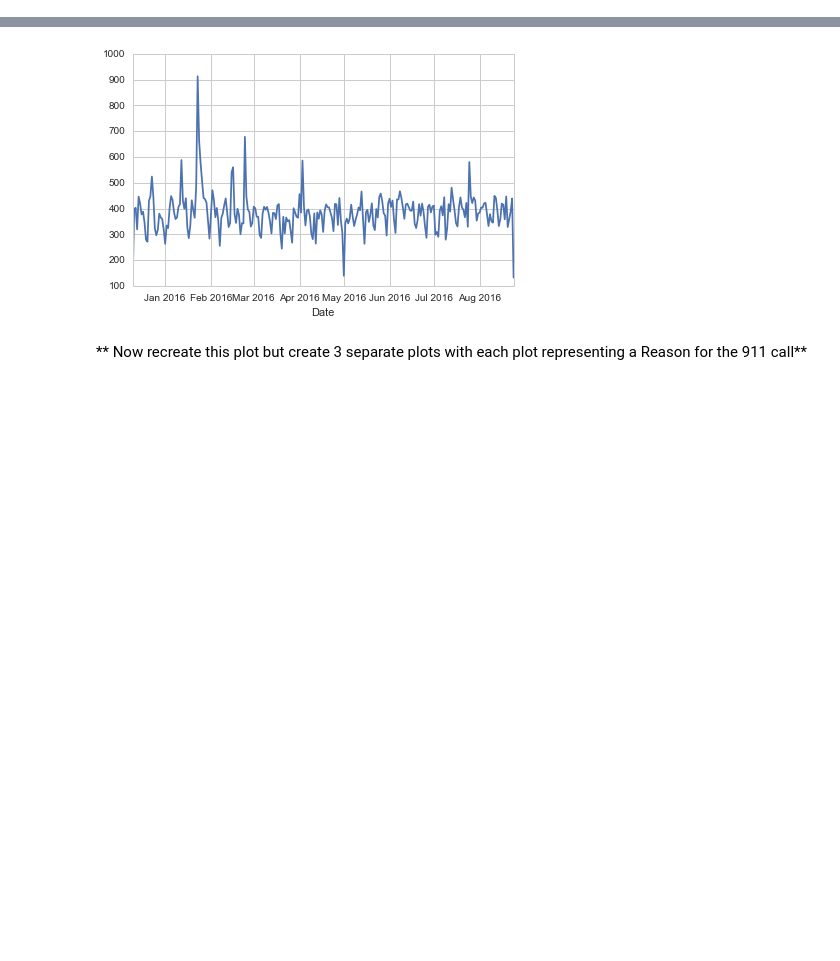
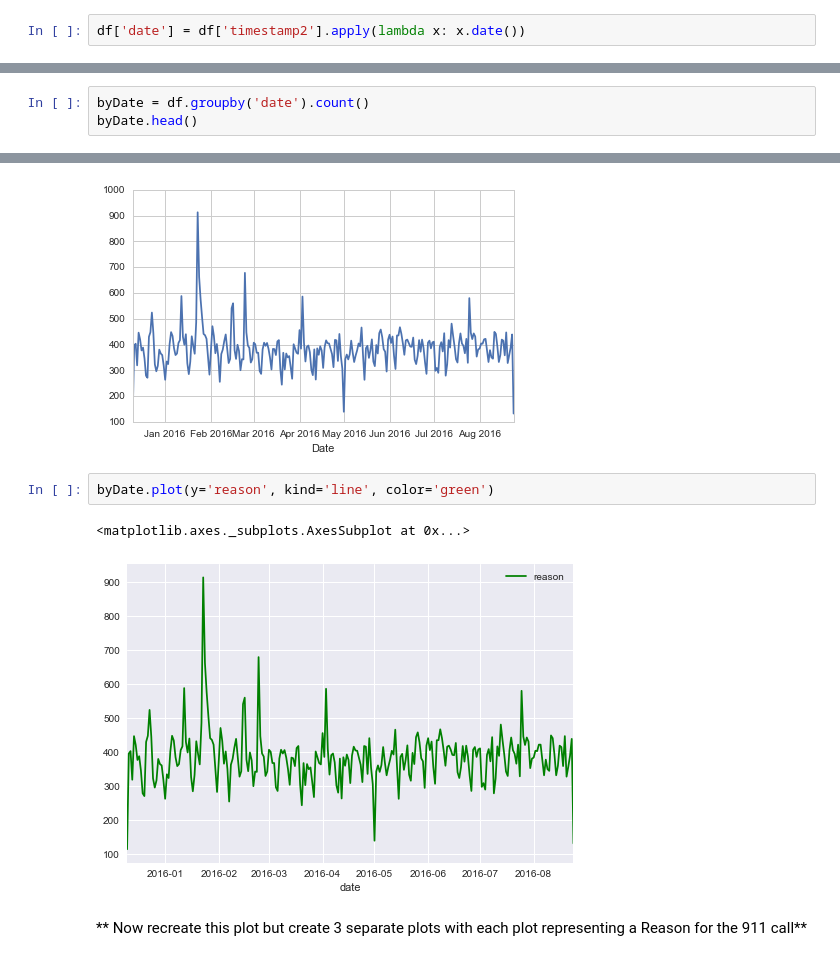
Before and after one commit to AtmaMani/pyChakras, a Jupyter notebook: udemy_ml_bootcamp/Data-Capstone-Projects/911 Calls Data Capstone Project .ipynb, the cells around one changed output, grey strips where cells are left out. Saved outputs shown, nothing was run; the diff lists cells and outputs as text; blank space fills up the shorter version.

```diff
--- a/udemy_ml_bootcamp/Data-Capstone-Projects/911 Calls Data Capstone Project .ipynb
+++ b/udemy_ml_bootcamp/Data-Capstone-Projects/911 Calls Data Capstone Project .ipynb
@@ -306,5 +306,10 @@ sns.lmplot(x='month',y='lat', data=byMonth)
 [figure]
 # %% [markdown]
 **Create a new column called 'Date' that contains the date from the timeStamp column. You'll need to use apply along with the .date() method. **
+# %%
+df['date'] = df['timestamp2'].apply(lambda x: x.date())
 # %% [markdown]
 ** Now groupby this Date column with the count() aggregate and create a plot of counts of 911 calls.**
+# %%
+byDate = df.groupby('date').count()
+byDate.head()
@@ -311,5 +324,10 @@ sns.lmplot(x='month',y='lat', data=byMonth)
 # %%
 # %% [output]
 [figure]
+# %%
+byDate.plot(y='reason', kind='line', color='green')
+# %% [output]
+<matplotlib.axes._subplots.AxesSubplot at 0x...>
+[figure, added]
 # %% [markdown]
 ** Now recreate this plot but create 3 separate plots with each plot representing a Reason for the 911 call**
```
Also changed, not shown: parts of 8 cells of this notebook, 1 other file.
